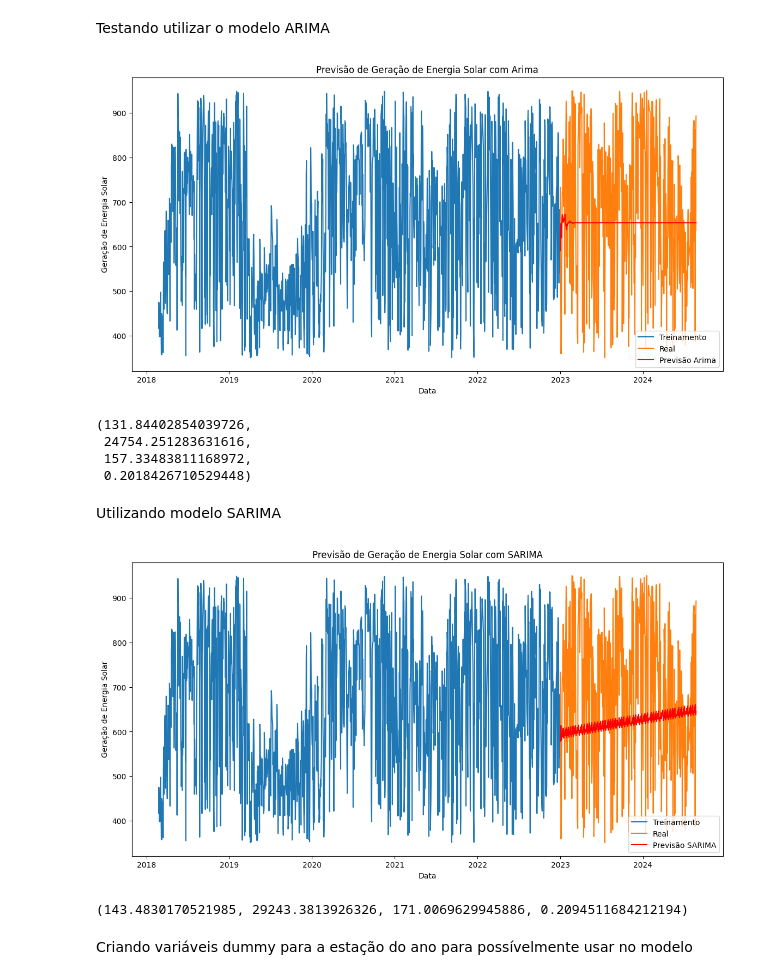
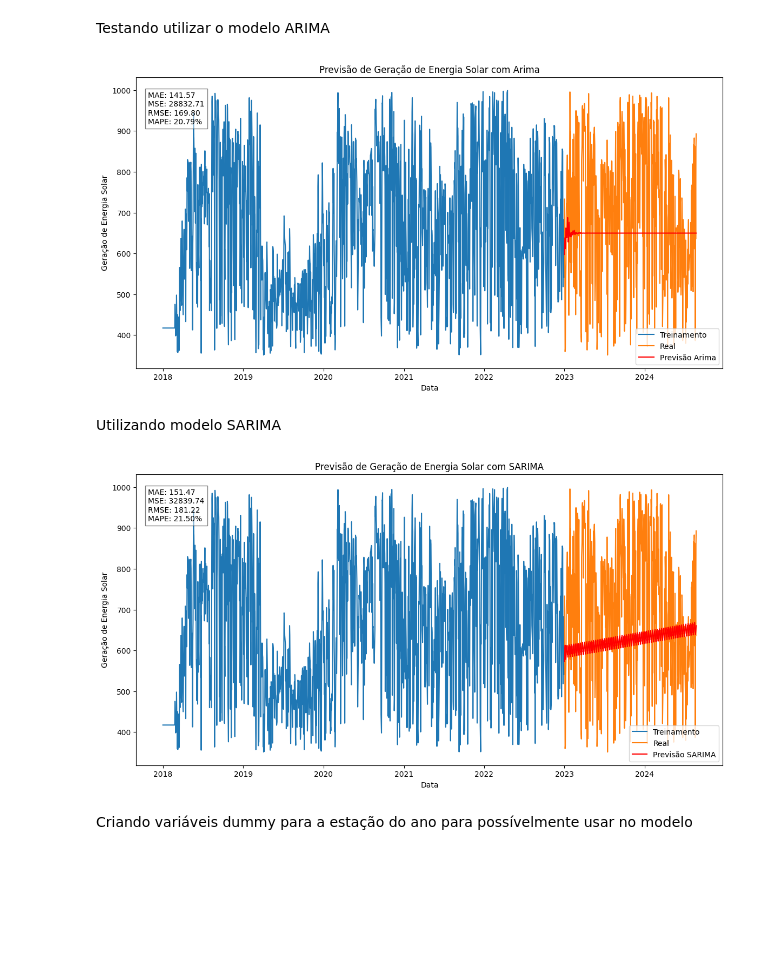
Before and after one commit to luizcvfilho/solar_ernergy_forecast, a Jupyter notebook: project.ipynb, the cells around one changed output. Drawn from its saved outputs; the diff is of its cells as text; code cells hidden in the pictures; blank space fills up the shorter version.

```diff
--- a/project.ipynb
+++ b/project.ipynb
@@ -1922,28 +1922,23 @@ from statsmodels.tsa.statespace.sarimax import SARIMAX
 # Definindo o limite de tempo para treino
 split_date = pd.to_datetime('2023-01-01')
 
-df = df_filled_corrected
+df = df_filled_corrected.copy()
 
 #Tratando outliers
 lower_limit = 350
-upper_limit = 950
-
-df = df_filled_corrected[(df_filled_corrected['val_geracao'] > lower_limit) & (df_filled_corrected['val_geracao'] < upper_limit)]
-df = df.reset_index(drop=True)
-
-#Tratando outliers
-# lower_limit = 300
-# upper_limit = 1000
-# df['val_geracao'] = df['val_geracao'].apply(lambda x: np.nan if x < lower_limit or x > upper_limit else x)
-# df['val_geracao'] = df['val_geracao'].interpolate(method='linear')
-# df['val_geracao'].bfill()
-# df['val_geracao'].ffill()
+upper_limit = 1000
+df['val_geracao'] = df['val_geracao'].apply(lambda x: np.nan if x < lower_limit or x > upper_limit else x)
+df['val_geracao'] = df['val_geracao'].interpolate(method='linear')
+df['val_geracao'] = df['val_geracao'].bfill().ffill()
+df['val_geracao'].ffill()
 
 # Dividindo os dados de treino e teste
 df_train = df[pd.to_datetime(df['din_instante']) < split_date]
-df_test = df[(pd.to_datetime(df['din_instante']) >= split_date)] #& (pd.to_datetime(df['din_instante']) < '2024-01-01')]
+df_test = df[(pd.to_datetime(df['din_instante']) >= split_date)]
 train = df_train['val_geracao']
 test = df_test['val_geracao']
+
+df.to_csv('Data/dataframe.csv')
 df
 # %% [output]
 |  | din_instante | val_geracao | Estacao |
@@ -1968,6 +1963,12 @@ model_fit = model.fit()
 
 # Fazendo previsões com o modelo ajustado
 forecast = model_fit.forecast(steps=len(test))
+
+# Calculando MAE, MSE, RMSE e MAPE
+mae = mean_absolute_error(test, forecast)
+mse = mean_squared_error(test, forecast)
+rmse = np.sqrt(mse)
+mape = mean_absolute_percentage_error(test, forecast)
 
 plt.figure(figsize=(14, 7))
 plt.plot(df_train['din_instante'], train, label='Treinamento')
@@ -1977,52 +1978,48 @@ plt.title('Previsão de Geração de Energia Solar com Arima')
 plt.xlabel('Data')
 plt.ylabel('Geração de Energia Solar')
 plt.legend()
+metrics_text = (f"MAE: {mae:.2f}\n"
+                f"MSE: {mse:.2f}\n"
+                f"RMSE: {rmse:.2f}\n"
+                f"MAPE: {mape:.2%}")
+plt.text(0.02, 0.95, metrics_text, transform=plt.gca().transAxes,
+        fontsize=10, verticalalignment='top', bbox=dict(facecolor='white', alpha=0.5))
 plt.show()
-
-# Calculando MAE, MSE, RMSE e MAPE
-mae = mean_absolute_error(test, forecast)
-mse = mean_squared_error(test, forecast)
-rmse = np.sqrt(mse)
-mape = mean_absolute_percentage_error(test, forecast)
-
-mae, mse, rmse, mape
 # %% [output]
-[figure, old version]
+[figure, new version]
-(131.84402854039726,
- 24754.251283631616,
- 157.33483811168972,
- 0.2018426710529448)
 # %% [markdown]
 Utilizando modelo SARIMA
 # %%
 # Ajustar o modelo SARIMA
 model_sarima = SARIMAX(train, order=(5, 1, 0), seasonal_order=(1, 1, 1, 10))
 model_sarima_fit = model_sarima.fit(disp=False)
 
 # Fazendo previsões
 forecast_sarima = model_sarima_fit.forecast(steps=len(test))
 
+# Calculando MAE, MSE, RMSE e MAPE para o SARIMA
+mae_sarima = mean_absolute_error(test, forecast_sarima)
+mse_sarima = mean_squared_error(test, forecast_sarima)
+rmse_sarima = np.sqrt(mse_sarima)
+mape_sarima = mean_absolute_percentage_error(test, forecast_sarima)
 
 plt.figure(figsize=(14, 7))
 plt.plot(df_train['din_instante'], train, label='Treinamento')
 plt.plot(df_test['din_instante'], test, label='Real')
 plt.plot(df_test['din_instante'], forecast_sarima, label='Previsão SARIMA', color='red')
 plt.title('Previsão de Geração de Energia Solar com SARIMA')
 plt.xlabel('Data')
 plt.ylabel('Geração de Energia Solar')
 plt.legend()
+metrics_text = (f"MAE: {mae_sarima:.2f}\n"
+                f"MSE: {mse_sarima:.2f}\n"
+                f"RMSE: {rmse_sarima:.2f}\n"
+                f"MAPE: {mape_sarima:.2%}")
+plt.text(0.02, 0.95, metrics_text, transform=plt.gca().transAxes,
+        fontsize=10, verticalalignment='top', bbox=dict(facecolor='white', alpha=0.5))
 plt.show()
-
-# Calculando MAE, MSE, RMSE e MAPE para oSARIMA
-mae_sarima = mean_absolute_error(test, forecast_sarima)
-mse_sarima = mean_squared_error(test, forecast_sarima)
-rmse_sarima = np.sqrt(mse_sarima)
-mape_sarima = mean_absolute_percentage_error(test, forecast_sarima)
-
-mae_sarima, mse_sarima, rmse_sarima, mape_sarima
 # %% [output]
-[figure, old version]
+[figure, new version]
-(143.4830170521985, 29243.3813926326, 171.0069629945886, 0.2094511684212194)
 # %% [markdown]
 Criando variáveis dummy para a estação do ano para possívelmente usar no modelo
 # %%
```
Also changed, not shown: parts of 7 cells of this notebook.
